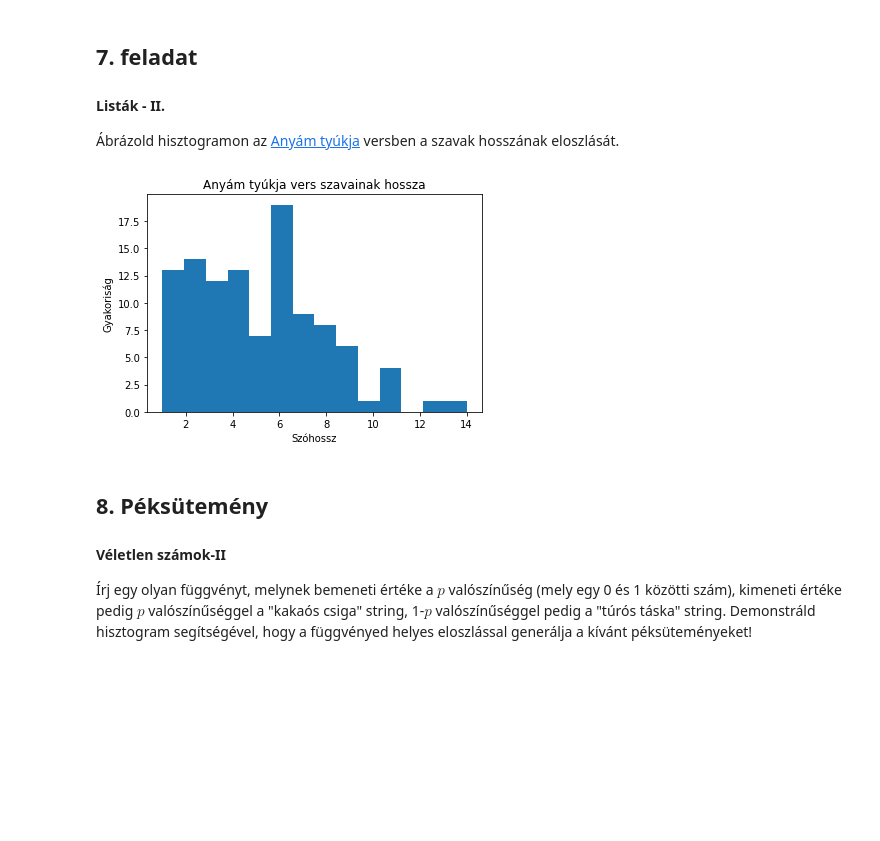
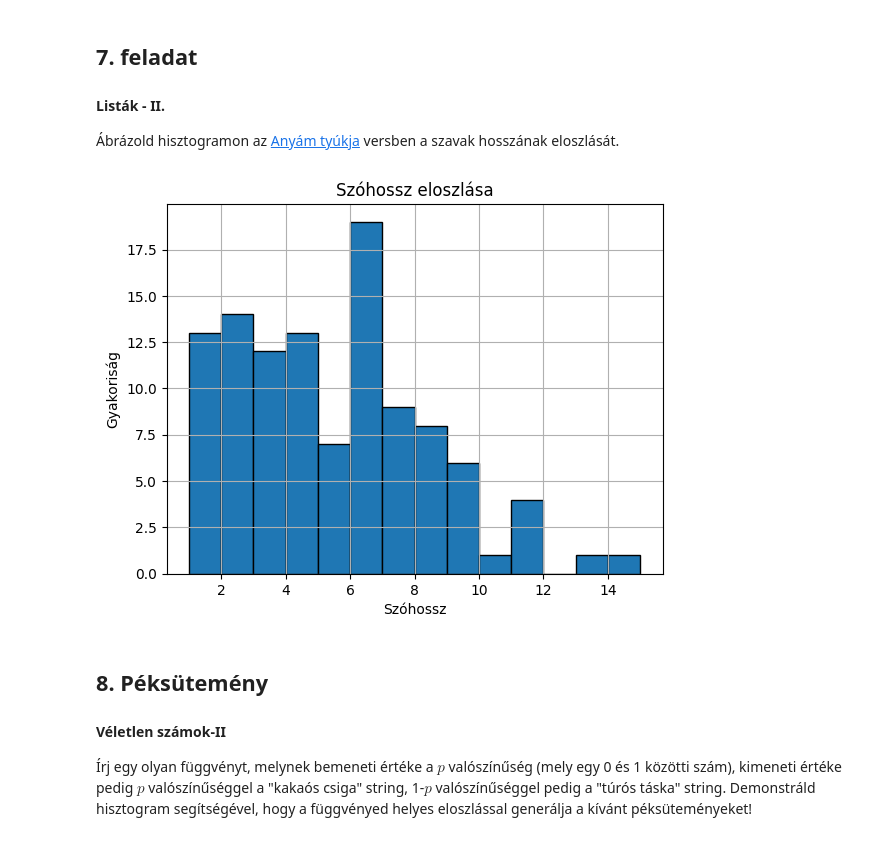
Before and after one commit to IK2023-info/ik2023-lab01-Bendzsike, a Jupyter notebook: 01_06_feladatok.ipynb, the cells around one changed output. Cells and saved outputs as stored; diff of their text form; code cells hidden in the pictures; blank space fills up the shorter version.

```diff
--- a/01_06_feladatok.ipynb
+++ b/01_06_feladatok.ipynb
@@ -204,48 +204,52 @@ def fuggveny(x,*args,**kwargs):
 
 Ábrázold hisztogramon az [Anyám tyúkja](http://magyar-irodalom.elte.hu/sulinet/igyjo/setup/portrek/petofi/anyamtyu.htm) versben a szavak hosszának eloszlását.
 # %%
+poem = """Ej mi a kő! tyúkanyó, kend
+          A szobában lakik itt bent?
+          Lám, csak jó az isten, jót ád,
+          Hogy fölvitte a kend dolgát!
+
+          Itt szaladgál föl és alá,
+          Még a ládára is fölszáll,
+          Eszébe jut, kotkodákol,
+          S nem verik ki a szobábol.
+
+          Dehogy verik, dehogy verik!
+          Mint a galambot etetik,
+          Válogat a kendermagban,
+          A kiskirály sem él jobban.
+
+          Ezért aztán, tyúkanyó, hát
+          Jól megbecsűlje kend magát,
+          Iparkodjék, ne legyen ám
+          Tojás szűkében az anyám. -
+
+          Morzsa kutyánk, hegyezd füled,
+          Hadd beszélek mostan veled,
+          Régi cseléd vagy a háznál,
+          Mindig emberűl szolgáltál,
+
+          Ezután is jó légy, Morzsa,
+          Kedvet ne kapj a tyúkhusra,
+          Élj a tyúkkal barátságba'...
+          Anyám egyetlen jószága."""
+
 import matplotlib.pyplot as plt
 
-vers = """ Ej mi a kő! tyúkanyó,
-        kend A szobában lakik itt bent?
-        Lám, csak jó az isten, jót ád,
-        Hogy fölvitte a kend dolgát!
+def plot_word_length_distribution(text):
+    words = text.split()
+    word_lengths = [len(word) for word in words]
 
-        Itt szaladgál föl és alá,
-        Még a ládára is fölszáll,
-        Eszébe jut, kotkodákol,
-        S nem verik ki a szobábol.
+    plt.hist(word_lengths, bins=range(1, max(word_lengths)+2), edgecolor='black')
+    plt.xlabel('Szóhossz')
+    plt.ylabel('Gyakoriság')
+    plt.title('Szóhossz eloszlása')
+    plt.grid(True)
+    plt.show()
 
-        Dehogy verik, dehogy verik!
-        Mint a galambot etetik,
-        Válogat a kendermagban,
-        A kiskirály sem él jobban.
-
-        Ezért aztán, tyúkanyó, hát
-        Jól megbecsűlje kend magát,
-        Iparkodjék, ne legyen ám
-        Tojás szűkében az anyám. –
-
-        Morzsa kutyánk, hegyezd füled,
-        Hadd beszélek mostan veled,
-        Régi cseléd vagy a háznál,
-        Mindig emberűl szolgáltál,
-
-        Ezután is jó légy, Morzsa,
-        Kedvet ne kapj a tyúkhusra,
-        Élj a tyúkkal barátságba’...
-        Anyám egyetlen jószága."""
-
-szavak = vers.split()
-hosszak = [len(s) for s in szavak]
-
-plt.hist(hosszak, bins=max(hosszak)-min(hosszak)+1)
-plt.xlabel('Szóhossz')
-plt.ylabel('Gyakoriság')
-plt.title('Anyám tyúkja vers szavainak hossza')
-plt.show()
+plot_word_length_distribution(poem)
 # %% [output]
-[figure, old version]
+[figure, new version]
 # %% [markdown]
 ##  8. Péksütemény
 
```
Also changed, not shown: parts of 12 cells of this notebook.
